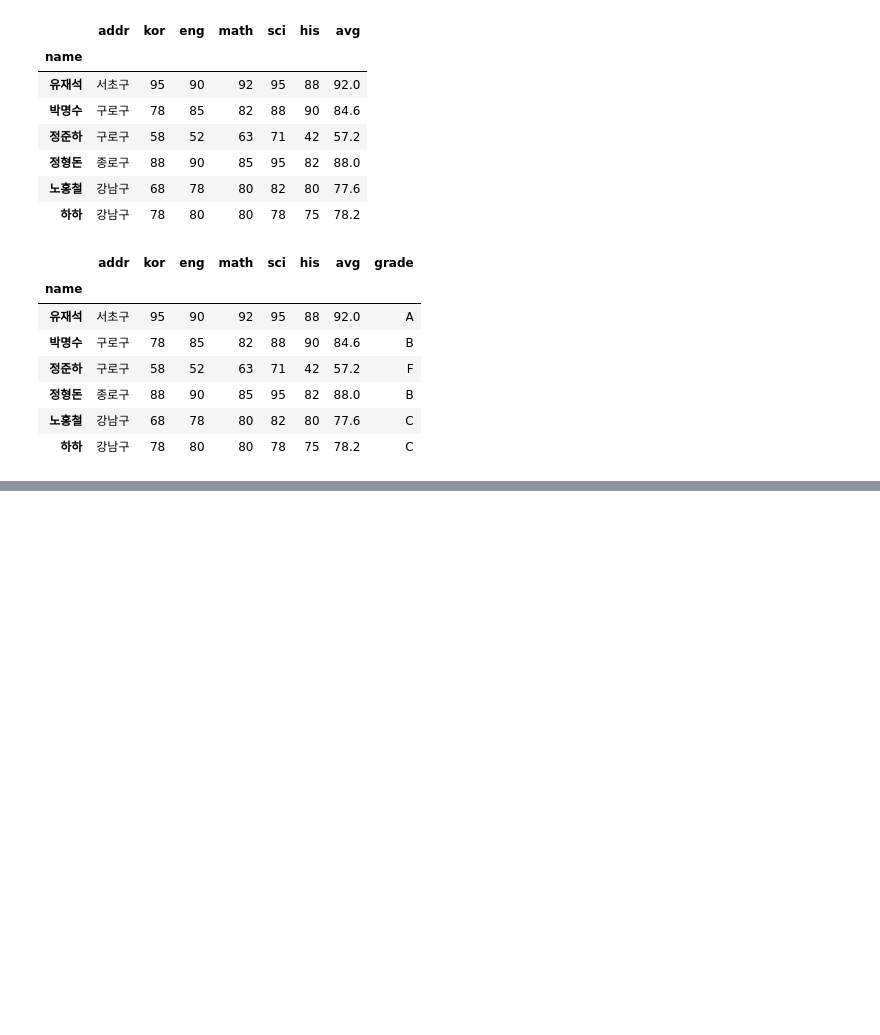
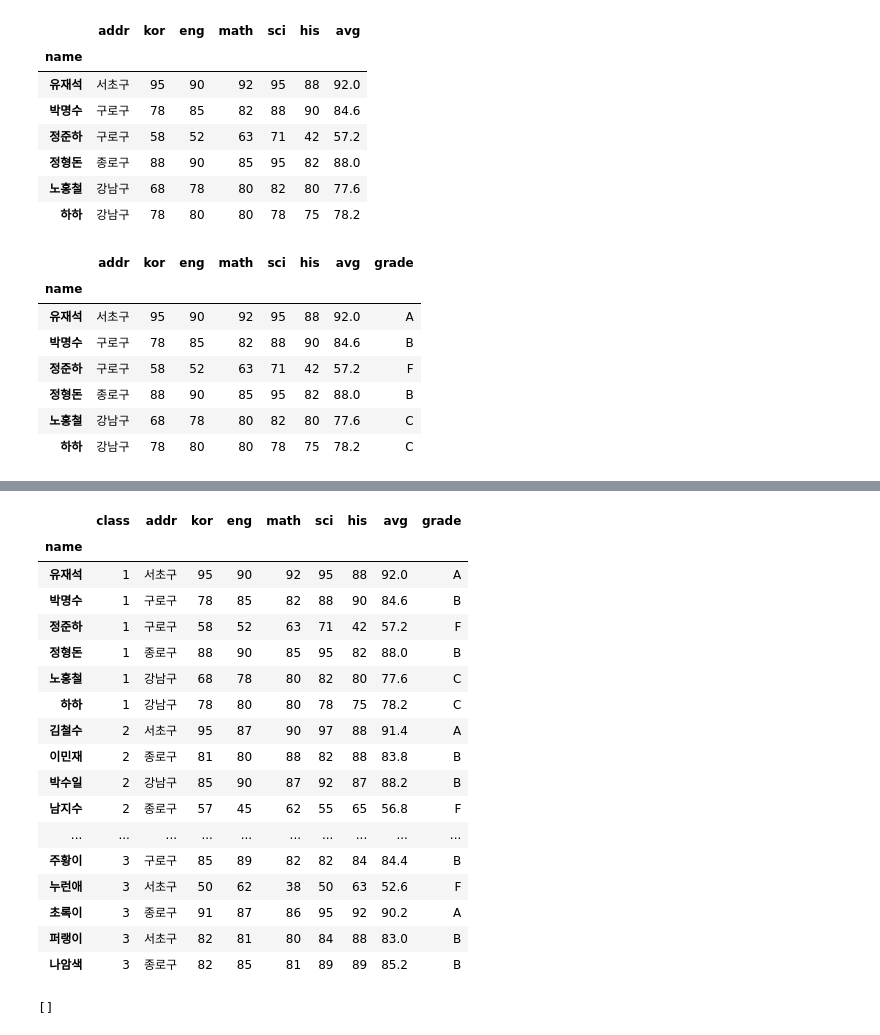
Before and after one commit to cymyung/pandas, a Jupyter notebook: s2024.03.02_파일입출력.ipynb, the cells around one changed output, grey strips where cells are left out. Cells and saved outputs as stored; diff of their text form; code cells hidden in the pictures; blank space fills up the shorter version.

```diff
--- a/s2024.03.02_파일입출력.ipynb
+++ b/s2024.03.02_파일입출력.ipynb
@@ -356,0 +498,48 @@ for n in range(1,4):
+# %%
+df1 = pd.read_excel('excel/students.xlsx',
+                    sheet_name = '1반',
+                    index_col = 'name')
+df1['avg'] = df1.loc[:,'kor':].apply(average, axis = 'columns')
+df1['grade'] = df1['avg'].apply(grade)
+df1.insert(0,'class',1)
+
+df2 = pd.read_excel('excel/students.xlsx',
+                    sheet_name = '2반',
+                    index_col = 'name')
+df2['avg'] = df2.loc[:,'kor':].apply(average, axis = 'columns')
+df2['grade'] = df2['avg'].apply(grade)
+df2.insert(0,'class',2)
+
+df3 = pd.read_excel('excel/students.xlsx',
+                    sheet_name = '3반',
+                    index_col = 'name')
+df3['avg'] = df3.loc[:,'kor':].apply(average, axis = 'columns')
+df3['grade'] = df3['avg'].apply(grade)
+df3.insert(0,'class',3)
+
+#데이터프레임['컬럼'] = 데이터  -> 이건 젤 마지막에 들어가는거고,
+# append가 아닌 insert 처럼 중간에 넣으려면
+#데이터프레임.insert(위치,'컬럼',데이터)
+# %%
+df1,df2,df3
+df_list = [df1,df2,df3]
+pd.concat(df_list)
+# %% [output]
+|  | class | addr | kor | eng | math | sci | his | avg | grade |
+| name |  |  |  |  |  |  |  |  |  |
+| 유재석 | 1 | 서초구 | 95 | 90 | 92 | 95 | 88 | 92.0 | A |
+| 박명수 | 1 | 구로구 | 78 | 85 | 82 | 88 | 90 | 84.6 | B |
+| 정준하 | 1 | 구로구 | 58 | 52 | 63 | 71 | 42 | 57.2 | F |
+| 정형돈 | 1 | 종로구 | 88 | 90 | 85 | 95 | 82 | 88.0 | B |
+| 노홍철 | 1 | 강남구 | 68 | 78 | 80 | 82 | 80 | 77.6 | C |
+| 하하 | 1 | 강남구 | 78 | 80 | 80 | 78 | 75 | 78.2 | C |
+| 김철수 | 2 | 서초구 | 95 | 87 | 90 | 97 | 88 | 91.4 | A |
+| 이민재 | 2 | 종로구 | 81 | 80 | 88 | 82 | 88 | 83.8 | B |
+| 박수일 | 2 | 강남구 | 85 | 90 | 87 | 92 | 87 | 88.2 | B |
+| 남지수 | 2 | 종로구 | 57 | 45 | 62 | 55 | 65 | 56.8 | F |
+| ... | ... | ... | ... | ... | ... | ... | ... | ... | ... |
+| 주황이 | 3 | 구로구 | 85 | 89 | 82 | 82 | 84 | 84.4 | B |
+| 누런애 | 3 | 서초구 | 50 | 62 | 38 | 50 | 63 | 52.6 | F |
+| 초록이 | 3 | 종로구 | 91 | 87 | 86 | 95 | 92 | 90.2 | A |
+| 퍼랭이 | 3 | 서초구 | 82 | 81 | 80 | 84 | 88 | 83.0 | B |
+| 나암색 | 3 | 종로구 | 82 | 85 | 81 | 89 | 89 | 85.2 | B |
@@ -356,0 +561,4 @@ for n in range(1,4):
+# %%
+df_list
+# %% [output]
+[]
```
Also changed, not shown: parts of 17 cells of this notebook, 14 other files.
